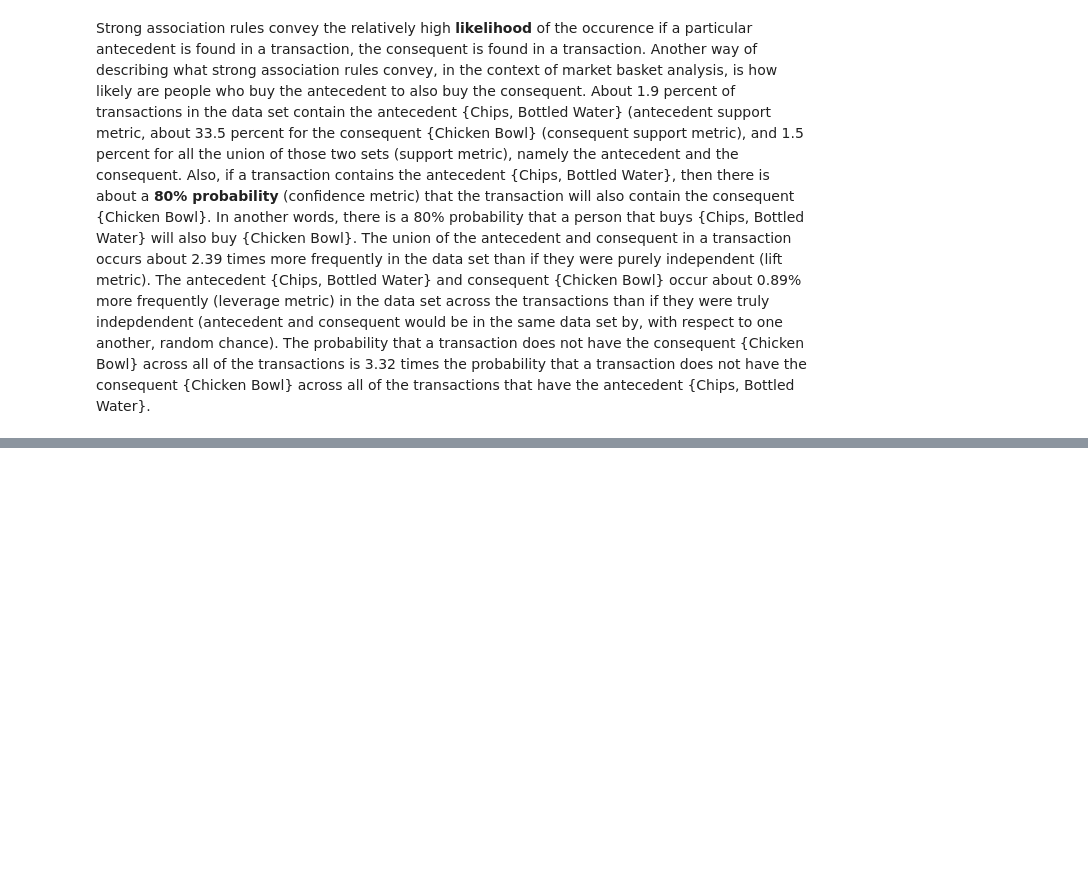
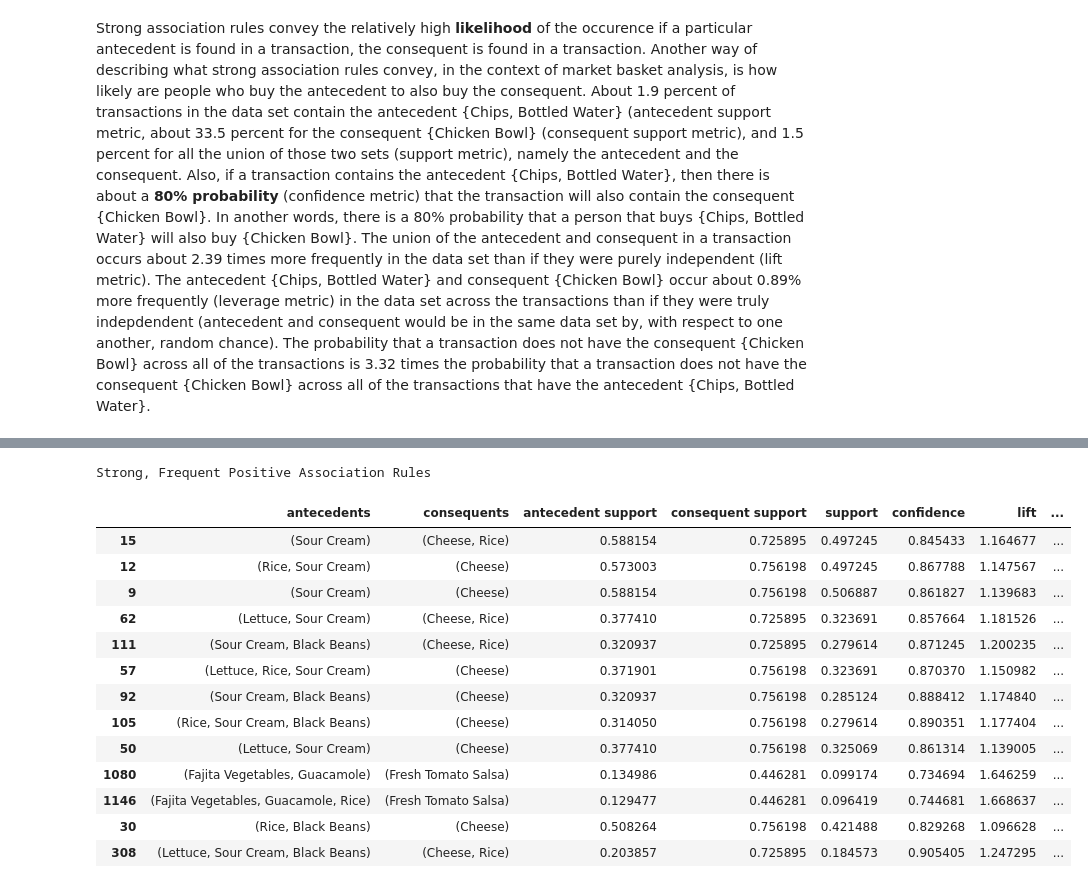
Before and after one commit to ks061/data-mining, a Jupyter notebook: labs/lab09.ipynb, the cells around one changed output, grey strips where cells are left out. Cells and saved outputs as stored; diff of their text form; code cells hidden in the pictures; blank space fills up the shorter version.

```diff
--- a/labs/lab09.ipynb
+++ b/labs/lab09.ipynb
@@ -888,0 +873,23 @@ display(assoc_rules_chckn_bwl_fltr_two)
+# %%
+print("Strong, Frequent Positive Association Rules")
+assoc_rules_chckn_bwl_fltr_high_conf = assoc_rules_chckn_bwl_fltr_lev[
+    (assoc_rules_chckn_bwl_fltr_lev.confidence > \
+    assoc_rules_chckn_bwl_fltr_lev.confidence.quantile(q=0.95))
+].sort_values(by=["leverage"], ascending=False)
+display(assoc_rules_chckn_bwl_fltr_high_conf)
+# %% [output]
+Strong, Frequent Positive Association Rules
+|  | antecedents | consequents | antecedent support | consequent support | support | confidence | lift | ... |
+| 15 | (Sour Cream) | (Cheese, Rice) | 0.588154 | 0.725895 | 0.497245 | 0.845433 | 1.164677 | ... |
+| 12 | (Rice, Sour Cream) | (Cheese) | 0.573003 | 0.756198 | 0.497245 | 0.867788 | 1.147567 | ... |
+| 9 | (Sour Cream) | (Cheese) | 0.588154 | 0.756198 | 0.506887 | 0.861827 | 1.139683 | ... |
+| 62 | (Lettuce, Sour Cream) | (Cheese, Rice) | 0.377410 | 0.725895 | 0.323691 | 0.857664 | 1.181526 | ... |
+| 111 | (Sour Cream, Black Beans) | (Cheese, Rice) | 0.320937 | 0.725895 | 0.279614 | 0.871245 | 1.200235 | ... |
+| 57 | (Lettuce, Rice, Sour Cream) | (Cheese) | 0.371901 | 0.756198 | 0.323691 | 0.870370 | 1.150982 | ... |
+| 92 | (Sour Cream, Black Beans) | (Cheese) | 0.320937 | 0.756198 | 0.285124 | 0.888412 | 1.174840 | ... |
+| 105 | (Rice, Sour Cream, Black Beans) | (Cheese) | 0.314050 | 0.756198 | 0.279614 | 0.890351 | 1.177404 | ... |
+| 50 | (Lettuce, Sour Cream) | (Cheese) | 0.377410 | 0.756198 | 0.325069 | 0.861314 | 1.139005 | ... |
+| 1080 | (Fajita Vegetables, Guacamole) | (Fresh Tomato Salsa) | 0.134986 | 0.446281 | 0.099174 | 0.734694 | 1.646259 | ... |
+| 1146 | (Fajita Vegetables, Guacamole, Rice) | (Fresh Tomato Salsa) | 0.129477 | 0.446281 | 0.096419 | 0.744681 | 1.668637 | ... |
+| 30 | (Rice, Black Beans) | (Cheese) | 0.508264 | 0.756198 | 0.421488 | 0.829268 | 1.096628 | ... |
+| 308 | (Lettuce, Sour Cream, Black Beans) | (Cheese, Rice) | 0.203857 | 0.725895 | 0.184573 | 0.905405 | 1.247295 | ... |
```
Also changed, not shown: parts of 55 cells of this notebook.
